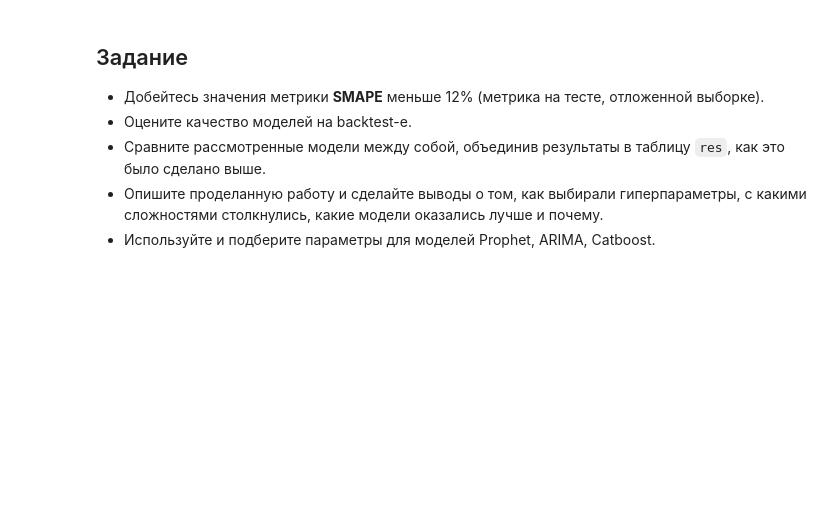
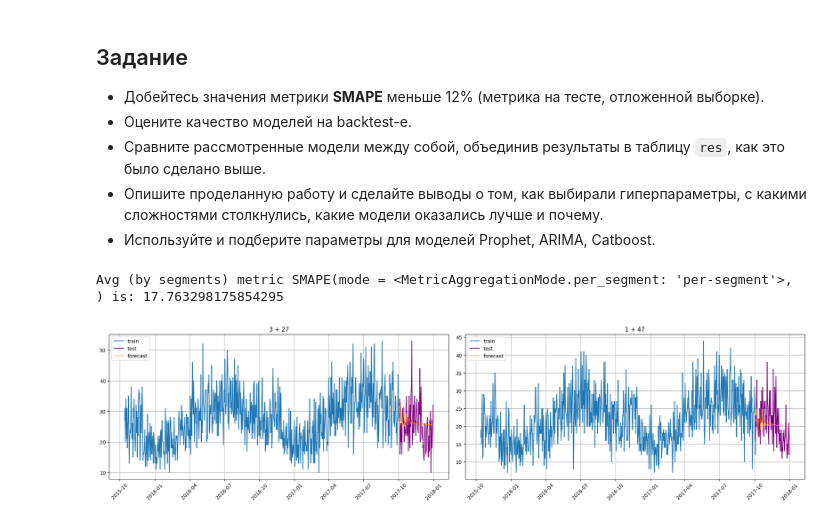
Before and after one commit to UzunDemir/13_Forecasting_Time_Series-Data, a Jupyter notebook: Demand Forecasting Challenge.ipynb, the cells around one changed output. Cells and saved outputs as stored; diff of their text form; code cells hidden in the pictures; blank space fills up the shorter version.

```diff
--- a/Demand Forecasting Challenge.ipynb
+++ b/Demand Forecasting Challenge.ipynb
@@ -471,3 +584,40 @@ mean SMAPE: 22.8238
 -  Сравните рассмотренные модели между собой, объединив результаты в таблицу `res`, как это было сделано выше.
 -  Опишите проделанную работу и сделайте выводы о том, как выбирали гиперпараметры, с какими сложностями столкнулись, какие модели оказались лучше и почему.
 -  Используйте и подберите параметры для моделей Prophet, ARIMA, Catboost.
+# %%
+from etna.models import ElasticPerSegmentModel
+from etna.transforms import MeanTransform, LagTransform, StandardScalerTransform
+from etna.metrics import SMAPE
+
+# Настройки трансформаций
+standardscaler = StandardScalerTransform(in_column=None)
+
+mean7 = MeanTransform(in_column='target',
+                      window=5,   # Попробуем уменьшить окно
+                      out_column='mean_5')
+
+# Добавляем больше лагов
+lags = LagTransform(in_column='target',
+                    lags=[1, 2, 3, 7, 14],
+                    out_column='lag')
+
+elast_transforms = [lags, mean7, standardscaler]
+
+# Настройки модели
+model = ElasticPerSegmentModel(l1_ratio=0.5,  # Смешанное соотношение L1 и L2
+                               alpha=0.1,     # Умеренная регуляризация
+                               random_state=42)
+
+# Оценка модели
+linear_model_metrics = train_and_evaluate_model(
+    ts=ts,
+    model=model,
+    transforms=elast_transforms,
+    horizon=HORIZON,
+    metrics=SMAPE(),
+    is_auto_regressive=True,
+    print_metrics=True
+)
+# %% [output]
+Avg (by segments) metric SMAPE(mode = <MetricAggregationMode.per_segment: 'per-segment'>, ) is: 17.763298175854295
+[figure, added]
```
Also changed, not shown: parts of 16 cells of this notebook.
